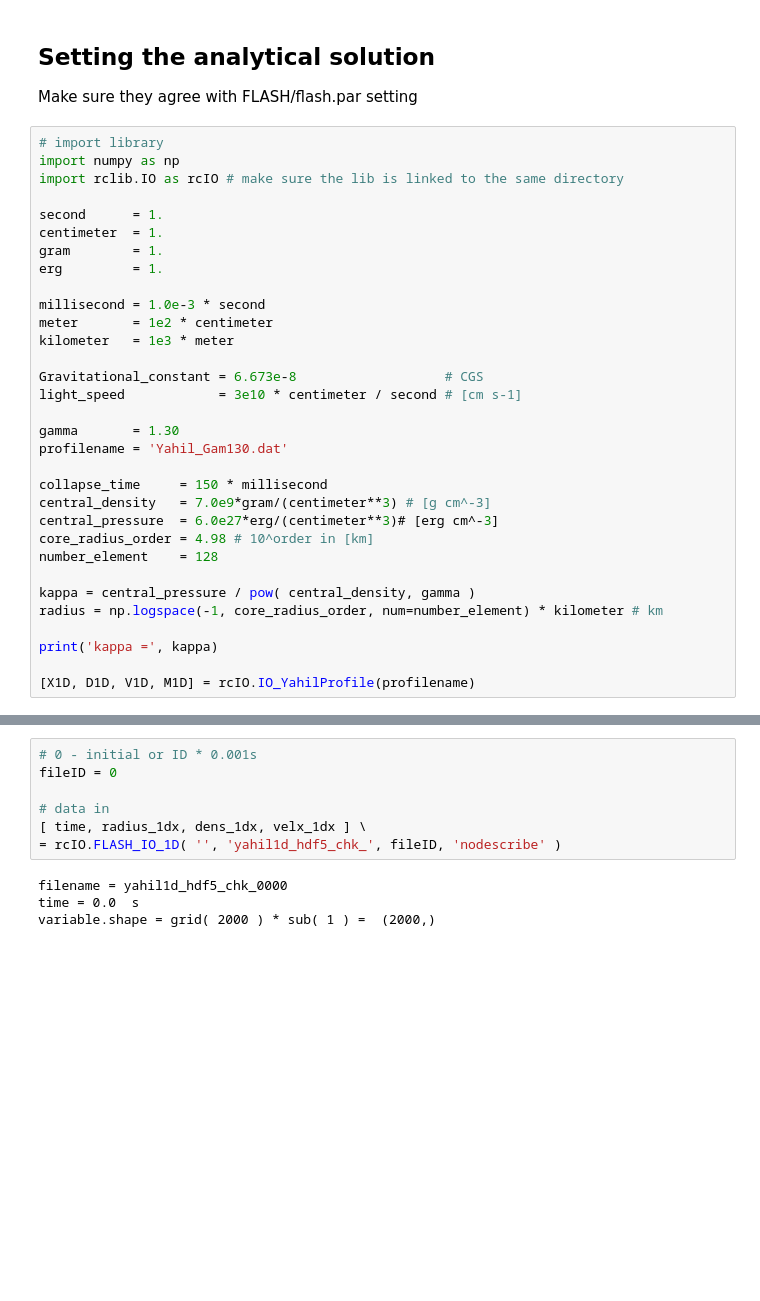
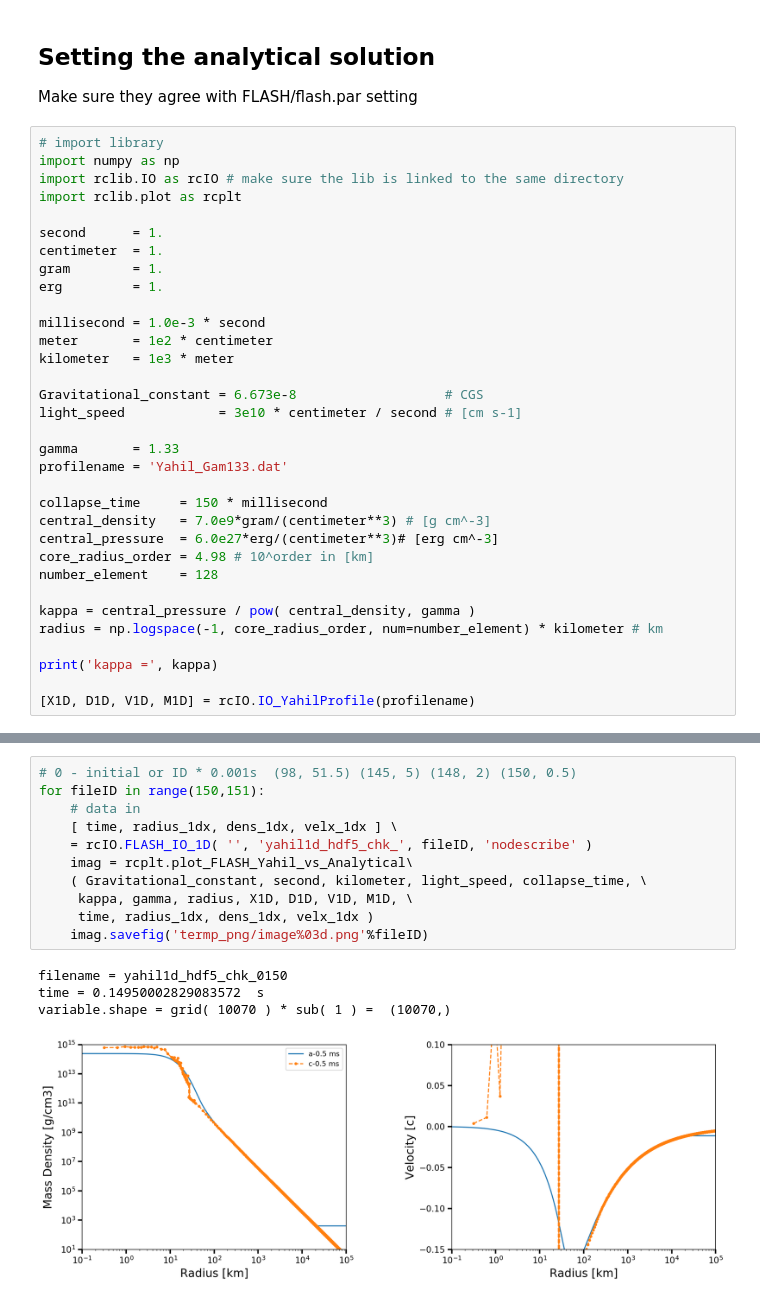
Before and after one commit to ranchu1/Jupyter_FLASH, a Jupyter notebook: UnitTest/View_FLASH_Yahil_1D_vsAnalytical.ipynb, the cells around one changed output, grey strips where cells are left out. Drawn from its saved outputs; the diff is of its cells as text; blank space fills up the shorter version.

Commit message:
Added images writing out for movie generation.

```diff
--- a/UnitTest/View_FLASH_Yahil_1D_vsAnalytical.ipynb
+++ b/UnitTest/View_FLASH_Yahil_1D_vsAnalytical.ipynb
@@ -5,6 +5,7 @@ Make sure they agree with FLASH/flash.par setting
 # import library
 import numpy as np
 import rclib.IO as rcIO # make sure the lib is linked to the same directory
+import rclib.plot as rcplt
 
 second      = 1.
 centimeter  = 1.
@@ -18,8 +19,8 @@ kilometer   = 1e3 * meter
 Gravitational_constant = 6.673e-8                   # CGS
 light_speed            = 3e10 * centimeter / second # [cm s-1]
 
-gamma       = 1.30
-profilename = 'Yahil_Gam130.dat'
+gamma       = 1.33
+profilename = 'Yahil_Gam133.dat'
 
 collapse_time     = 150 * millisecond
 central_density   = 7.0e9*gram/(centimeter**3) # [g cm^-3]
@@ -41,11 +42,16 @@ Using YahilProfile/Yahil_Gam130.dat
 # %%
-# 0 - initial or ID * 0.001s
-fileID = 0
-
-# data in
-[ time, radius_1dx, dens_1dx, velx_1dx ] \
-= rcIO.FLASH_IO_1D( '', 'yahil1d_hdf5_chk_', fileID, 'nodescribe' )
+# 0 - initial or ID * 0.001s  (98, 51.5) (145, 5) (148, 2) (150, 0.5)
+for fileID in range(150,151):
+    # data in
+    [ time, radius_1dx, dens_1dx, velx_1dx ] \
+    = rcIO.FLASH_IO_1D( '', 'yahil1d_hdf5_chk_', fileID, 'nodescribe' )
+    imag = rcplt.plot_FLASH_Yahil_vs_Analytical\
+    ( Gravitational_constant, second, kilometer, light_speed, collapse_time, \
+     kappa, gamma, radius, X1D, D1D, V1D, M1D, \
+     time, radius_1dx, dens_1dx, velx_1dx )
+    imag.savefig('termp_png/image%03d.png'%fileID)
 # %% [output]
-filename = yahil1d_hdf5_chk_0000
-time = 0.0  s
-variable.shape = grid( 2000 ) * sub( 1 ) =  (2000,)
+filename = yahil1d_hdf5_chk_0150
+time = 0.14950002829083572  s
+variable.shape = grid( 10070 ) * sub( 1 ) =  (10070,)
+[figure, added]
```
Also changed, not shown: parts of 4 cells of this notebook.
